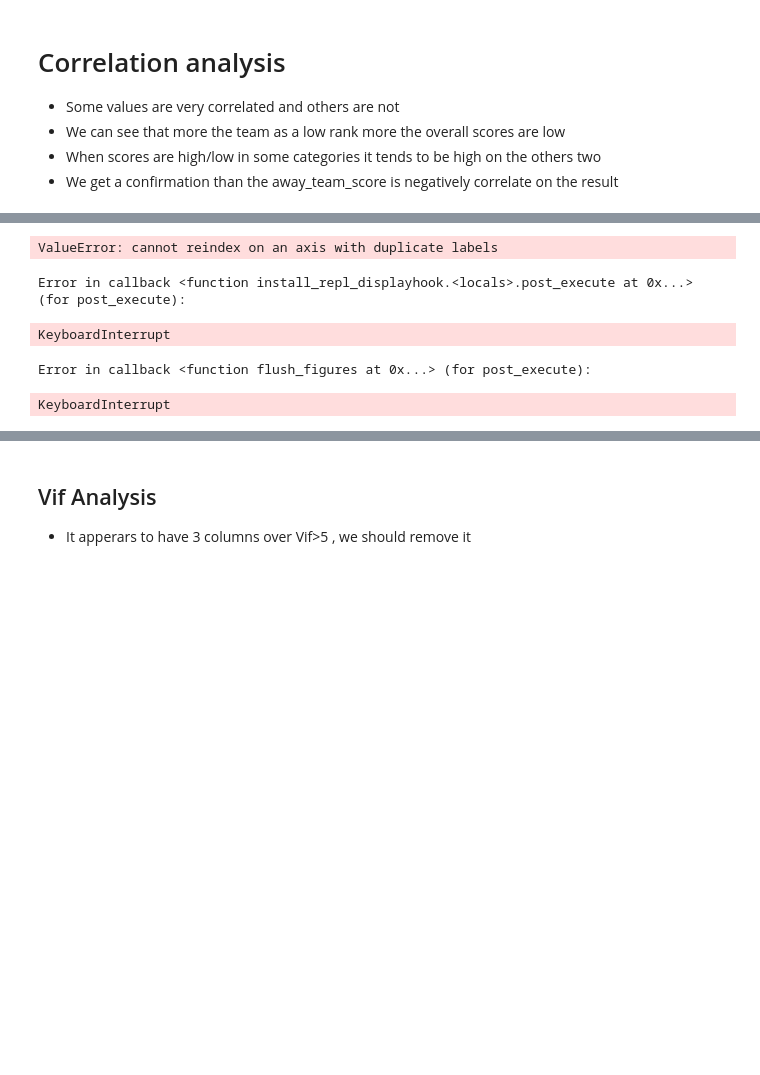
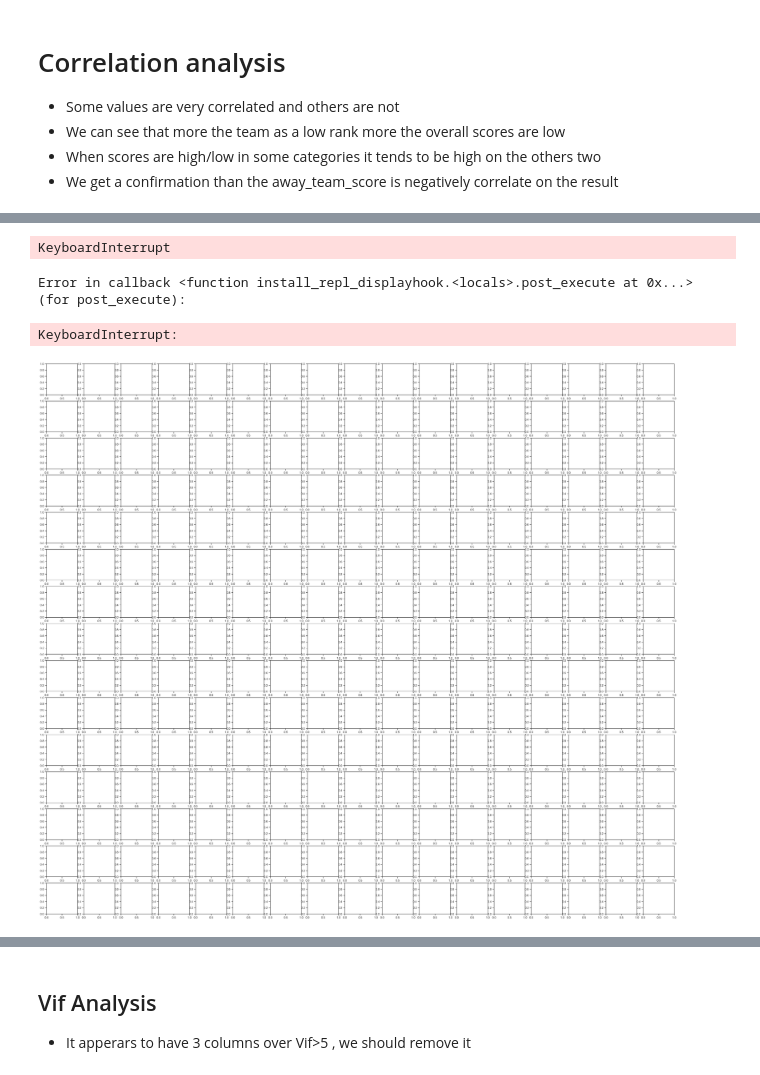
Before and after one commit to 75andybermond/World_Cup_2022_Prediction, a Jupyter notebook: Analyse.ipynb, the cells around one changed output, grey strips where cells are left out. Saved outputs shown, nothing was run; the diff lists cells and outputs as text; code cells hidden in the pictures; blank space fills up the shorter version.

```diff
--- a/Analyse.ipynb
+++ b/Analyse.ipynb
@@ -36,11 +37,10 @@ plt.show()
 # %%
 
 sns.set_theme(style="ticks")
 
-a = sns.pairplot(df, hue="result")
+a = sns.pairplot(df, kind="kde")
 # %% [output]
-ValueError: cannot reindex on an axis with duplicate labels
+KeyboardInterrupt
 Error in callback <function install_repl_displayhook.<locals>.post_execute at 0x...> (for post_execute):
-KeyboardInterrupt
+KeyboardInterrupt:
-Error in callback <function flush_figures at 0x...> (for post_execute):
-KeyboardInterrupt
+[figure, added]
```
Also changed, not shown: parts of 13 cells of this notebook, 9 other files.
